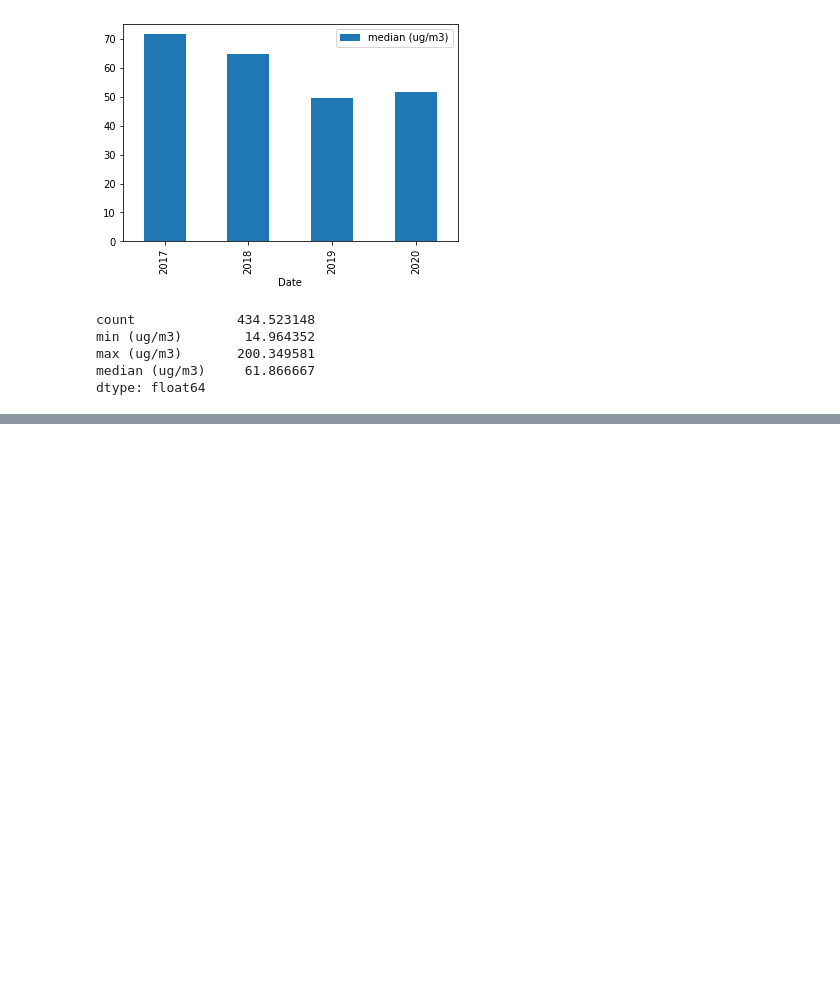
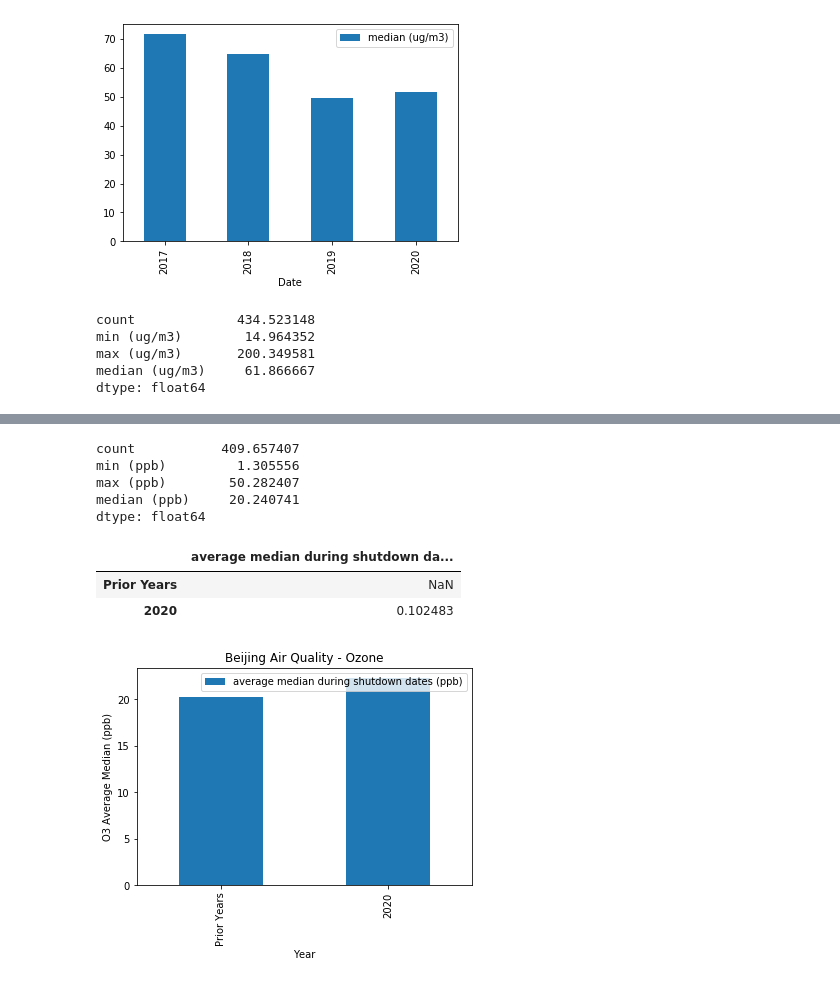
Before and after one commit to markwsutton/AirQualityProject, a Jupyter notebook: Beijing_AQI_Analysis.ipynb, the cells around one changed output, grey strips where cells are left out. Drawn from its saved outputs; the diff is of its cells as text; code cells hidden in the pictures; blank space fills up the shorter version.

```diff
--- a/Beijing_AQI_Analysis.ipynb
+++ b/Beijing_AQI_Analysis.ipynb
@@ -110,8 +111,8 @@ The 'shutdownData' function is working correctly: True
 # %%
 #so to get the ozone information for Wuhan between the shutdown date of 1/23 and the reopening date of 4/8, we
 #need to call the function as follows:
-wuhan_o3_shutdown_df = shutdownData(all_o3_df, "Beijing", (1, 26), (4, 8))
-wuhan_o3_shutdown_df
+Beijing_o3_shutdown_df = shutdownData(all_o3_df, "Beijing", (1, 26), (4, 8))
+Beijing_o3_shutdown_df
 # %% [output]
 |  | Country | City | Specie | count | min (ppb) | max (ppb) | median (ppb) |
 | Date |  |  |  |  |  |  |  |
@@ -168,0 +188,4 @@ summary_bar_plot.pct_change()
+# %%
+#look at o3 values for wuhan for the same time period by year
+Beijing_avg_o3_df = Beijing_o3_shutdown_df.groupby(Beijing_o3_shutdown_df.index.year).mean()
+Beijing_avg_o3_df
@@ -168,0 +199,30 @@ summary_bar_plot.pct_change()
+# %%
+prior_years_o3_df = Beijing_avg_o3_df.loc[Beijing_avg_o3_df.index<2020]
+prior_o3_averages = prior_years_o3_df.mean()
+prior_o3_averages
+# %% [output]
+count           409.657407
+min (ppb)         1.305556
+max (ppb)        50.282407
+median (ppb)     20.240741
+dtype: float64
+# %%
+summary_bar_plot = pd.DataFrame({"average median during shutdown dates (ppb)":[prior_o3_averages["median (ppb)"],
+                                                                                 Beijing_avg_o3_df["median (ppb)"][2020]]},
+                                index=["Prior Years", "2020"])
+
+o3_axes = summary_bar_plot.plot(kind="bar")
+
+#set titles, axes labels
+o3_axes.set_title("Beijing Air Quality - Ozone")
+o3_axes.set_ylabel("O3 Average Median (ppb)")
+o3_axes.set_xlabel("Year")
+
+o3_axes.get_figure().savefig("./Beijing_3yearmedianchange_o3.png")
+
+summary_bar_plot.pct_change()
+# %% [output]
+|  | average median during shutdown da... |
+| Prior Years | NaN |
+| 2020 | 0.102483 |
+[figure, added]
```
Also changed, not shown: parts of 6 cells of this notebook, 2 other files.
